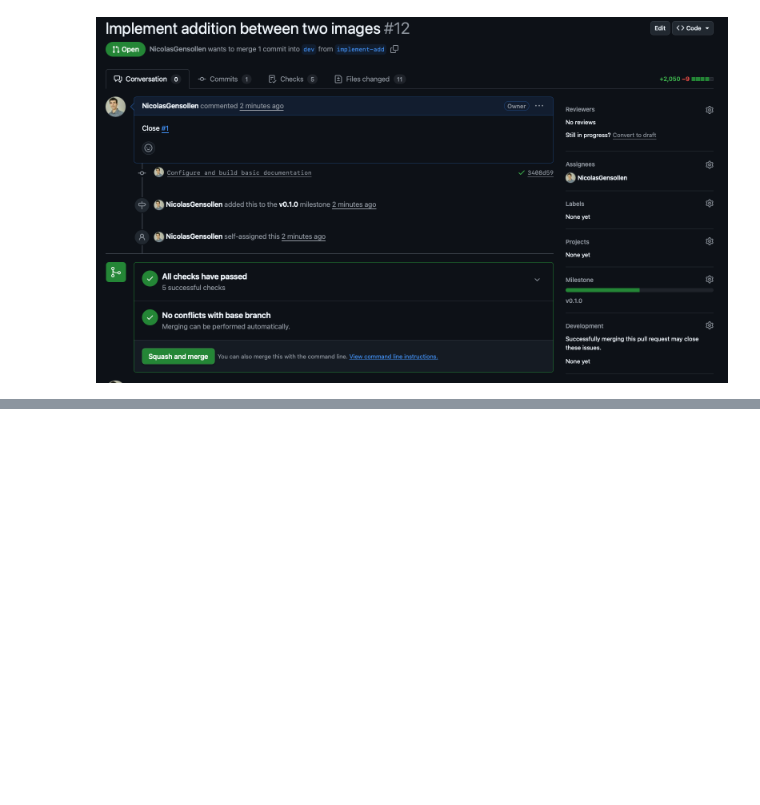
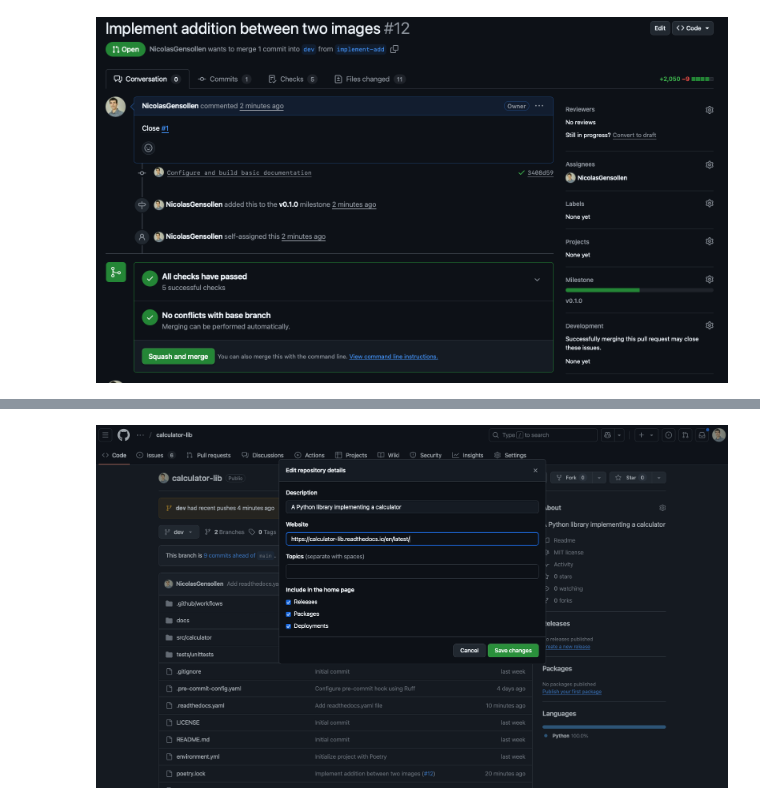
Before and after one commit to NicolasGensollen/formation-SED-2025, a Jupyter notebook: notebooks/Chapter5.ipynb, the cells around one changed output, grey strips where cells are left out. Drawn from its saved outputs; the diff is of its cells as text; code cells hidden in the pictures; blank space fills up the shorter version.

```diff
--- a/notebooks/Chapter5.ipynb
+++ b/notebooks/Chapter5.ipynb
@@ -587,0 +635,4 @@ One very handy tool for hosting documentation is [read the docs](https://docs.re
+# %%
+Image(filename="../images/add_doc_link.png")
+# %% [output]
+[figure, added]
```
Also changed, not shown: parts of 7 cells of this notebook, 17 other files.
